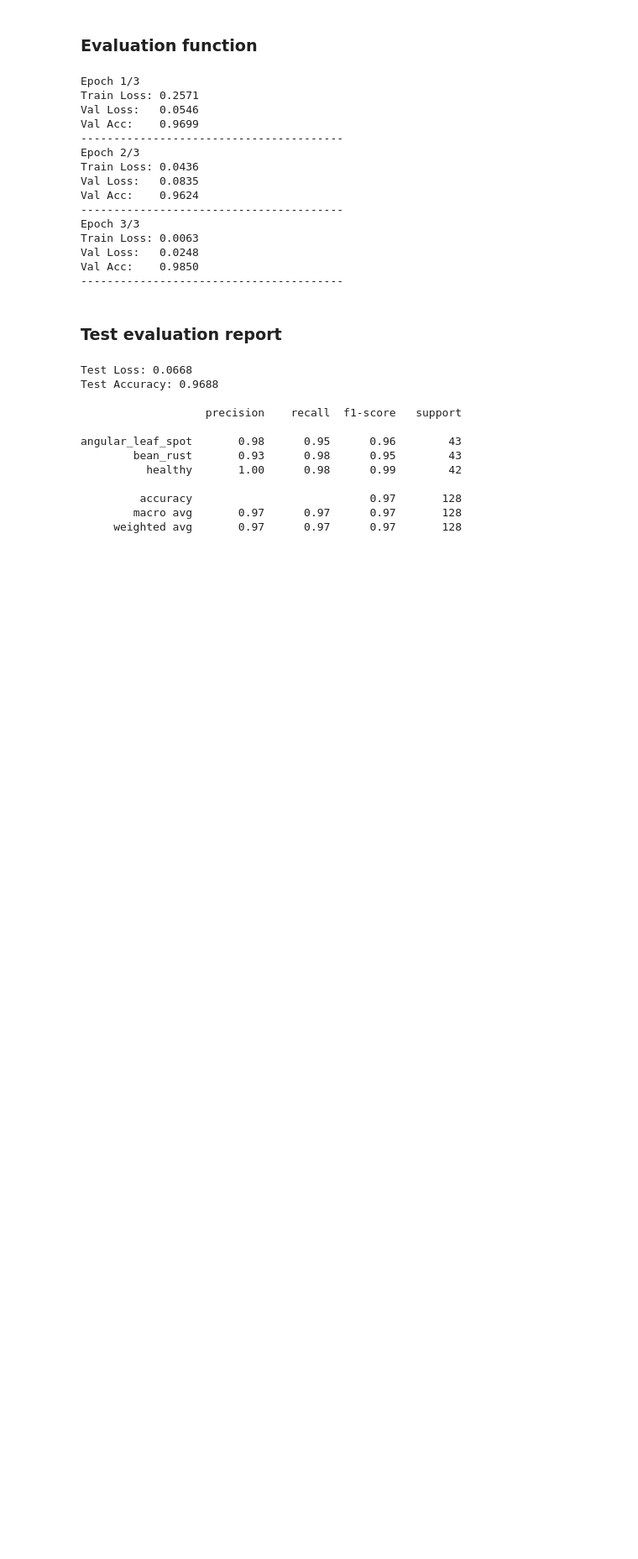
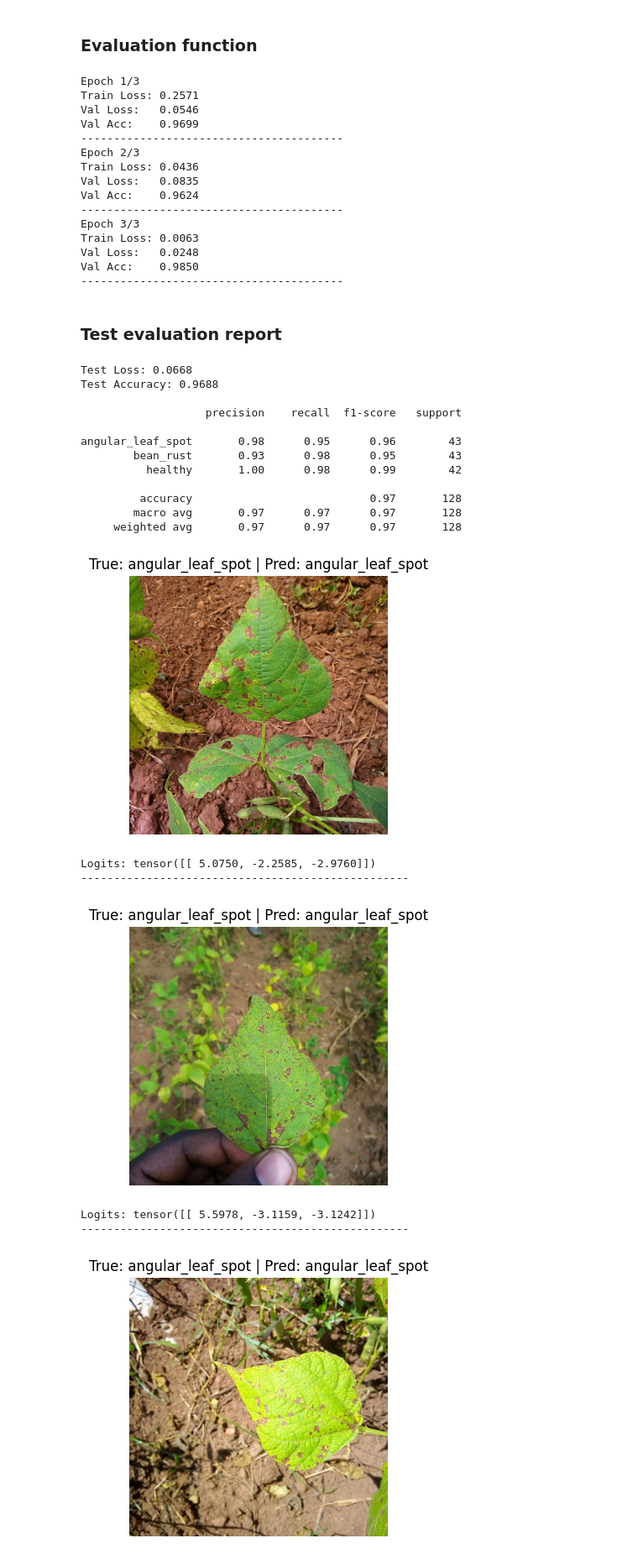
Before and after one commit to mdmohsin212/Transformers, a Jupyter notebook: Fine Tuning/ViT_fineTune.ipynb, the cells around one changed output. Shown at 84% size. Saved outputs shown, nothing was run; the diff lists cells and outputs as text; code cells hidden in the pictures; blank space fills up the shorter version.

Commit message:
Try prediction on test images

```diff
--- a/Fine Tuning/ViT_fineTune.ipynb
+++ b/Fine Tuning/ViT_fineTune.ipynb
@@ -332,3 +332,40 @@ angular_leaf_spot       0.98      0.95      0.96        43
          accuracy                           0.97       128
         macro avg       0.97      0.97      0.97       128
      weighted avg       0.97      0.97      0.97       128
+# %%
+def predict_image(image, model, image_processor, device):
+    model.eval()
+
+    encoding = image_processor(image.convert("RGB"), return_tensors="pt")
+    pixel_values = encoding["pixel_values"].to(device)
+
+    with torch.no_grad():
+        outputs = model(pixel_values=pixel_values)
+        logits = outputs.logits
+        pred_id = torch.argmax(logits, dim=-1).item()
+
+    return pred_id, id2label[pred_id], logits.cpu()
+# %%
+for i in range(3):
+    item = dataset["test"][i]
+    image = item["image"]
+    true_label = label_names[item["labels"]]
+
+    pred_id, pred_label, logits = predict_image(image, model, image_processor, device)
+
+    plt.figure(figsize=(4, 4))
+    plt.imshow(image)
+    plt.axis("off")
+    plt.title(f"True: {true_label} | Pred: {pred_label}")
+    plt.show()
+
+    print("Logits:", logits)
+    print("-" * 50)
+# %% [output]
+[figure, added]
+Logits: tensor([[ 5.0750, -2.2585, -2.9760]])
+--------------------------------------------------
+[figure, added]
+Logits: tensor([[ 5.5978, -3.1159, -3.1242]])
+--------------------------------------------------
+[figure, added]
```
Also changed, not shown: parts of 1 cell of this notebook.
